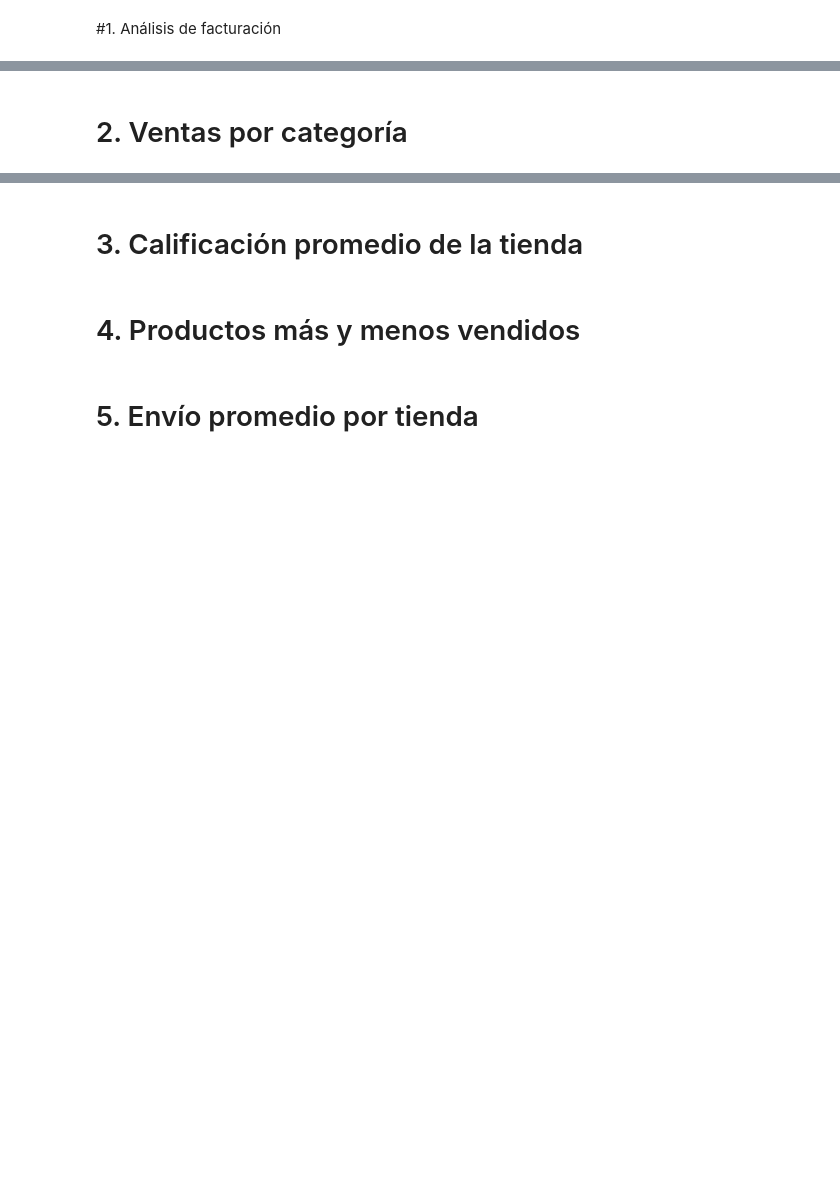
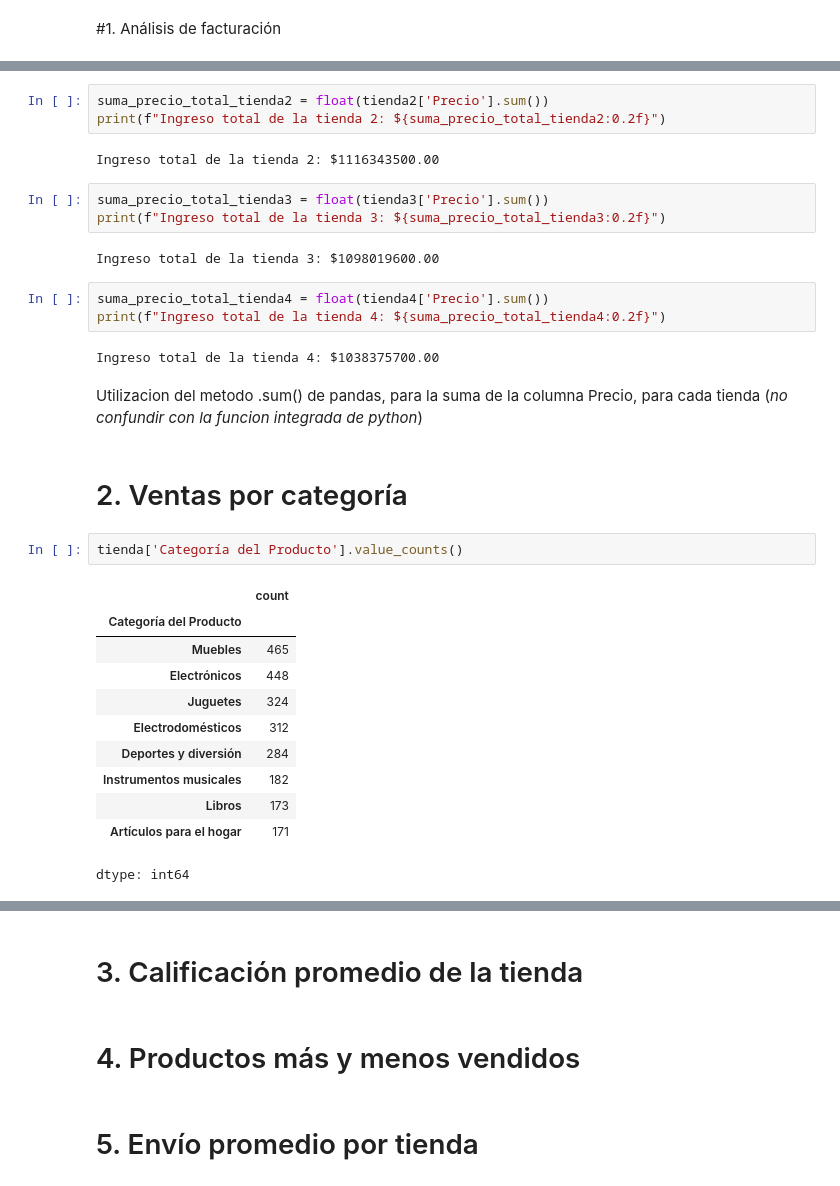
Before and after one commit to jordano-crt/challenge-alura-store, a Jupyter notebook: AluraStoreLatam.ipynb, the cells around one changed output, grey strips where cells are left out. Drawn from its saved outputs; the diff is of its cells as text; blank space fills up the shorter version.

```diff
--- a/AluraStoreLatam.ipynb
+++ b/AluraStoreLatam.ipynb
@@ -28,2 +53,33 @@ tienda.head()
+# %%
+suma_precio_total_tienda2 = float(tienda2['Precio'].sum())
+print(f"Ingreso total de la tienda 2: ${suma_precio_total_tienda2:0.2f}")
+# %% [output]
+Ingreso total de la tienda 2: $1116343500.00
+# %%
+suma_precio_total_tienda3 = float(tienda3['Precio'].sum())
+print(f"Ingreso total de la tienda 3: ${suma_precio_total_tienda3:0.2f}")
+# %% [output]
+Ingreso total de la tienda 3: $1098019600.00
+# %%
+suma_precio_total_tienda4 = float(tienda4['Precio'].sum())
+print(f"Ingreso total de la tienda 4: ${suma_precio_total_tienda4:0.2f}")
+# %% [output]
+Ingreso total de la tienda 4: $1038375700.00
+# %% [markdown]
+Utilizacion del metodo .sum() de pandas, para la suma de la columna Precio, para cada tienda (*no confundir con la funcion integrada de python*)
 # %% [markdown]
 # 2. Ventas por categoría
+# %%
+tienda['Categoría del Producto'].value_counts()
+# %% [output]
+|  | count |
+| Categoría del Producto |  |
+| Muebles | 465 |
+| Electrónicos | 448 |
+| Juguetes | 324 |
+| Electrodomésticos | 312 |
+| Deportes y diversión | 284 |
+| Instrumentos musicales | 182 |
+| Libros | 173 |
+| Artículos para el hogar | 171 |
+dtype: int64
```
Also changed, not shown: parts of 6 cells of this notebook.
